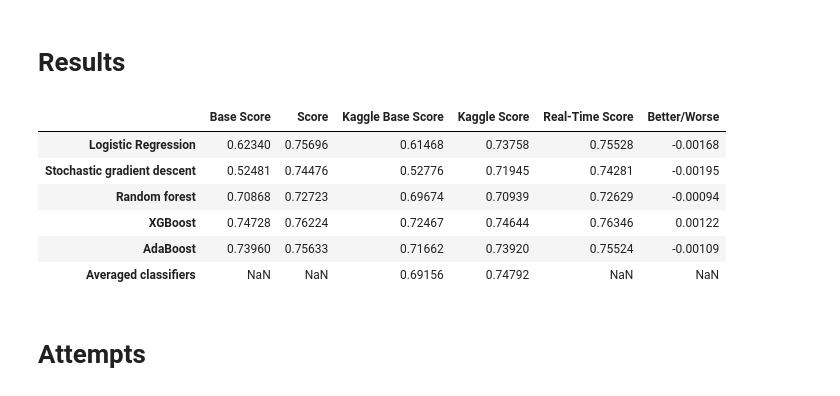
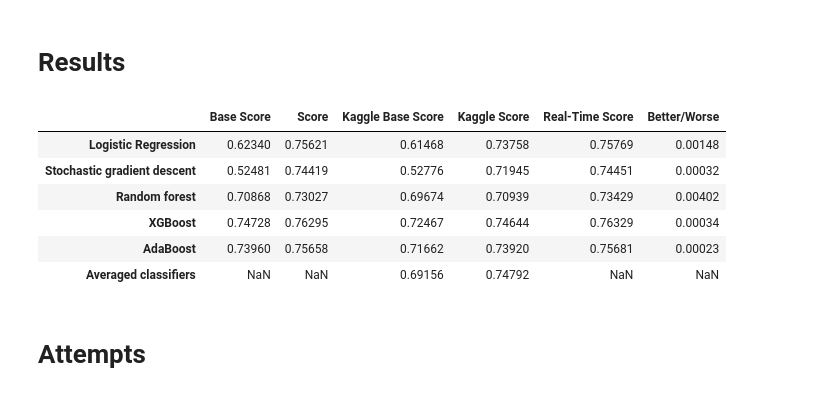
Before and after one commit to Gedas-LT/kaggle-home-credit, a Jupyter notebook: notebook.ipynb, the cells around one changed output. Drawn from its saved outputs; the diff is of its cells as text; code cells hidden in the pictures.

Commit message:
Age binning

```diff
--- a/notebook.ipynb
+++ b/notebook.ipynb
@@ -660,3 +660,14 @@ get_pos_cash_dpd = FunctionTransformer(pos_cash_dpd, kw_args={"pos_cash_df": pos
 # %%
 # Custom transformer for creating column with insurance flag.
 get_flag_insurance = FunctionTransformer(flag_insurance)
+# %%
+# Custom transformer for creating column with credit card drawings.
+get_credit_card_drawings = FunctionTransformer(credit_card_drawings, kw_args={"credit_card_df": credit_card_balance})
+# %%
+# Convert age by days to age by years.
+
+application_train["AGE"] = application_train["DAYS_BIRTH"] / -365
+application_test["AGE"] = application_test["DAYS_BIRTH"] / -365
+
+application_train = application_train.drop(columns="DAYS_BIRTH")
+application_test = application_test.drop(columns="DAYS_BIRTH")
@@ -663,3 +684,12 @@ get_flag_insurance = FunctionTransformer(flag_insurance)
+# %%
+
+# Binning of DAYS_EMPLOYED & DAYS_BIRTH.
+
+bins = [application_train["AGE"].min(), 27, 35, 45, application_train["AGE"].max()]
+labels = ["27_YEARS", "35_YEARS", "45_YEARS", "45_YEARS_MORE"]
+
+application_train["AGE"] = pd.cut(application_train["AGE"] , bins=bins, labels=labels, include_lowest=True).astype(object)
+application_test["AGE"] = pd.cut(application_test["AGE"] , bins=bins, labels=labels, include_lowest=True).astype(object)
 # %% [markdown]
 # Main models
 # %%
@@ -753,6 +783,7 @@ forest = RandomForestClassifier(random_state=42)
 forest_pipe = Pipeline(
     steps=[
         ("custom_preprocessor_1", get_pos_cash_dpd),
+        ("custom_preprocessor_2", get_credit_card_drawings),
         ("preprocessor", preprocessor),
         ("model", forest)
     ]
@@ -853,48 +884,48 @@ xgboost_base_score = 0.74728
 ada_base_score = 0.7396
 avg_base_score = None
 
-log_score = 0.75696
-sgd_score = 0.74476
-forest_score = 0.72723
-xgboost_score = 0.76224
-ada_score = 0.75633
+log_score = 0.75621
+sgd_score = 0.74419
+forest_score = 0.73027
+xgboost_score = 0.76295
+ada_score = 0.75658
 avg_score = None
 
 kaggle_base_log_score = 0.61468
 kaggle_base_sgd_score = 0.52776
 kaggle_base_forest_score = 0.69674
 kaggle_base_xgboost_score = 0.72467
 kaggle_base_ada_score = 0.71662
 kaggle_base_avg_score = 0.69156
 
 kaggle_log_score = 0.73758
 kaggle_sgd_score = 0.71945
 kaggle_forest_score = 0.70939
 kaggle_xgboost_score = 0.74644
 kaggle_ada_score = 0.73920
 kaggle_avg_score = 0.74792
 
 scores_table = pd.DataFrame({"Base Score": [log_base_score, sgd_base_score, forest_base_score, xgboost_base_score, ada_base_score, avg_base_score],
                              "Score": [log_score, sgd_score, forest_score, xgboost_score, ada_score, avg_score],
                              "Kaggle Base Score": [kaggle_base_log_score, kaggle_base_sgd_score, kaggle_base_forest_score,
                                                    kaggle_base_xgboost_score, kaggle_base_ada_score, kaggle_base_avg_score],
                              "Kaggle Score": [kaggle_log_score, kaggle_sgd_score, kaggle_forest_score, kaggle_xgboost_score, kaggle_ada_score, kaggle_avg_score],
                              "Real-Time Score": [log_score_rt, sgd_score_rt, forest_score_rt, xgboost_score_rt, ada_score_rt, None],
                              "Better/Worse": [log_score_rt - log_score, sgd_score_rt - sgd_score, forest_score_rt - forest_score,
                                               xgboost_score_rt - xgboost_score, ada_score_rt - ada_score, None]
                              }
                             ).set_axis(
                                  ["Logistic Regression", "Stochastic gradient descent", "Random forest", "XGBoost", "AdaBoost", "Averaged classifiers"], axis="index"
                                  )
 
 scores_table
 # %% [output]
 |  | Base Score | Score | Kaggle Base Score | Kaggle Score | Real-Time Score | Better/Worse |
-| Logistic Regression | 0.62340 | 0.75696 | 0.61468 | 0.73758 | 0.75528 | -0.00168 |
-| Stochastic gradient descent | 0.52481 | 0.74476 | 0.52776 | 0.71945 | 0.74281 | -0.00195 |
-| Random forest | 0.70868 | 0.72723 | 0.69674 | 0.70939 | 0.72629 | -0.00094 |
-| XGBoost | 0.74728 | 0.76224 | 0.72467 | 0.74644 | 0.76346 | 0.00122 |
-| AdaBoost | 0.73960 | 0.75633 | 0.71662 | 0.73920 | 0.75524 | -0.00109 |
+| Logistic Regression | 0.62340 | 0.75621 | 0.61468 | 0.73758 | 0.75769 | 0.00148 |
+| Stochastic gradient descent | 0.52481 | 0.74419 | 0.52776 | 0.71945 | 0.74451 | 0.00032 |
+| Random forest | 0.70868 | 0.73027 | 0.69674 | 0.70939 | 0.73429 | 0.00402 |
+| XGBoost | 0.74728 | 0.76295 | 0.72467 | 0.74644 | 0.76329 | 0.00034 |
+| AdaBoost | 0.73960 | 0.75658 | 0.71662 | 0.73920 | 0.75681 | 0.00023 |
 | Averaged classifiers | NaN | NaN | 0.69156 | 0.74792 | NaN | NaN |
 # %% [markdown]
 # Attempts
```
Also changed, not shown: parts of 16 cells of this notebook, 1 other file.
